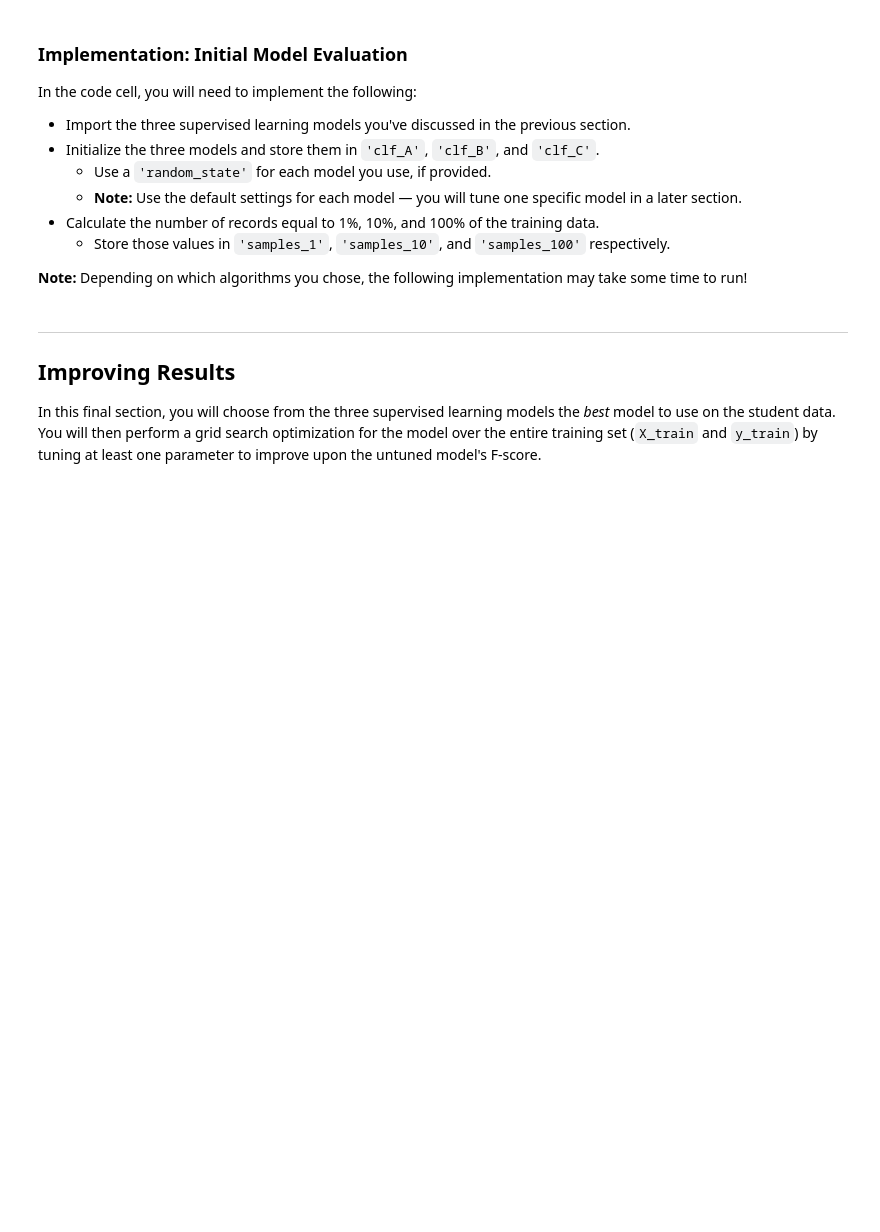
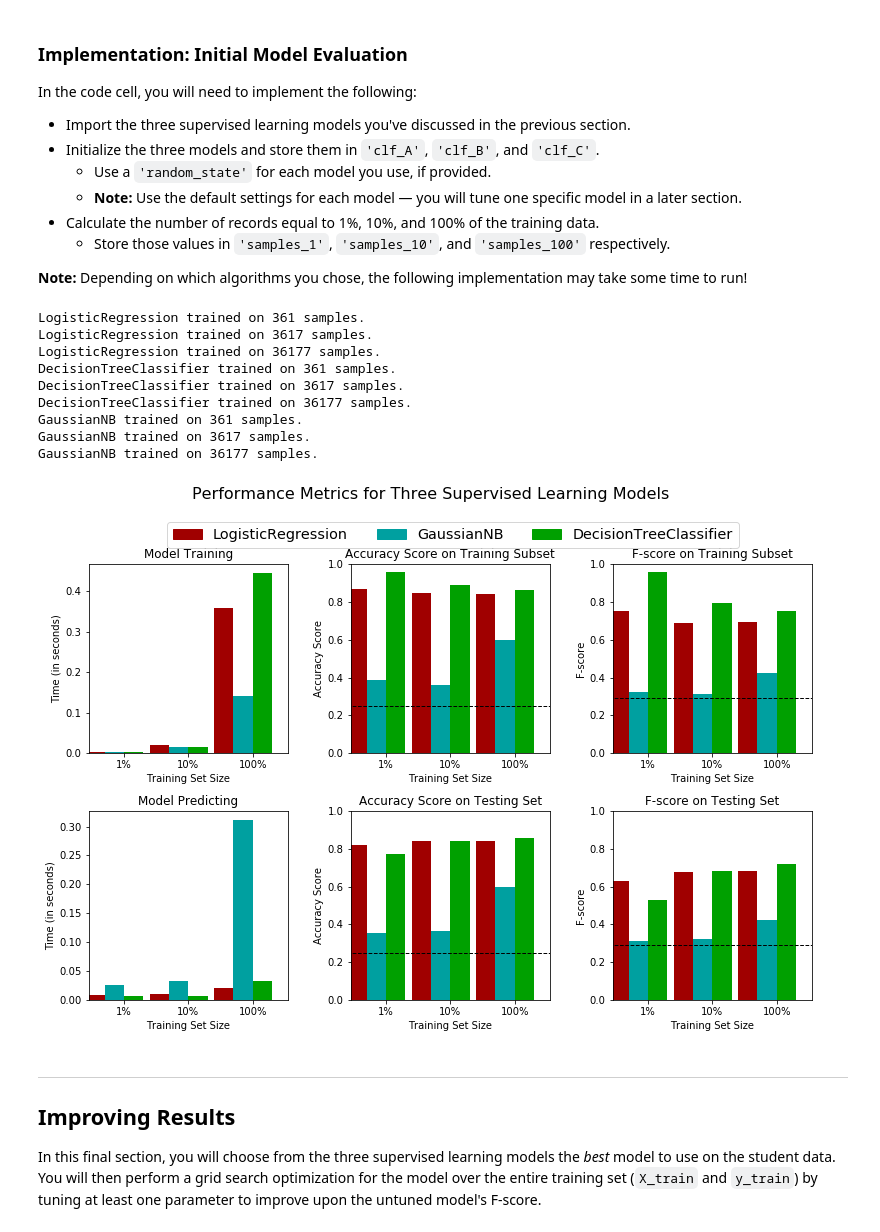
Before and after one commit to adidoit/mlnd-finding-donors, a Jupyter notebook: finding_donors.ipynb, the cells around one changed output. Drawn from its saved outputs; the diff is of its cells as text; code cells hidden in the pictures; blank space fills up the shorter version.

```diff
--- a/finding_donors.ipynb
+++ b/finding_donors.ipynb
@@ -150,14 +163,13 @@ Additionally, as with the non-numeric features, we need to convert the non-numer
    - Set records with "<=50K" to `0` and records with ">50K" to `1`.
 # %%
 # TODO: One-hot encode the 'features_log_minmax_transform' data using pandas.get_dummies()
-features_final = None
+features_final = pd.get_dummies(features_log_minmax_transform)
 
 # TODO: Encode the 'income_raw' data to numerical values
-income = None
-
+income = income_raw.apply(lambda x: 1 if x==">50K" else 0)
 # Print the number of features after one-hot encoding
 encoded = list(features_final.columns)
 print "{} total features after one-hot encoding.".format(len(encoded))
 
 # Uncomment the following line to see the encoded feature names
-# print encoded
+print encoded
@@ -274,6 +317,8 @@ In the code block below, you will need to implement the following:
    - Make sure that you set the `beta` parameter!
 # %%
 # TODO: Import two metrics from sklearn - fbeta_score and accuracy_score
+from sklearn.metrics import accuracy_score
+from sklearn.metrics import fbeta_score
 
 def train_predict(learner, sample_size, X_train, y_train, X_test, y_test):
     '''
@@ -290,33 +335,33 @@ def train_predict(learner, sample_size, X_train, y_train, X_test, y_test):
 
     # TODO: Fit the learner to the training data using slicing with 'sample_size' using .fit(training_features[:], training_labels[:])
     start = time() # Get start time
-    learner = None
+    learner = learner.fit(X_train[:sample_size],y_train[:sample_size])
     end = time() # Get end time
 
     # TODO: Calculate the training time
-    results['train_time'] = None
+    results['train_time'] = end - start
 
     # TODO: Get the predictions on the test set(X_test),
     #       then get predictions on the first 300 training samples(X_train) using .predict()
     start = time() # Get start time
-    predictions_test = None
-    predictions_train = None
+    predictions_test = learner.predict(X_test)
+    predictions_train = learner.predict(X_train[:sample_size])
     end = time() # Get end time
 
     # TODO: Calculate the total prediction time
-    results['pred_time'] = None
+    results['pred_time'] = end - start
 
     # TODO: Compute accuracy on the first 300 training samples which is y_train[:300]
-    results['acc_train'] = None
+    results['acc_train'] = accuracy_score(y_train[:sample_size],predictions_train)
 
     # TODO: Compute accuracy on test set using accuracy_score()
-    results['acc_test'] = None
+    results['acc_test'] = accuracy_score(y_test,predictions_test)
 
     # TODO: Compute F-score on the the first 300 training samples using fbeta_score()
-    results['f_train'] = None
+    results['f_train'] = fbeta_score(y_train[:sample_size],predictions_train,0.5)
 
     # TODO: Compute F-score on the test set which is y_test
-    results['f_test'] = None
+    results['f_test'] = fbeta_score(y_test,predictions_test,0.5)
 
     # Success
     print "{} trained on {} samples.".format(learner.__class__.__name__, sample_size)
@@ -336,31 +381,45 @@ In the code cell, you will need to implement the following:
 **Note:** Depending on which algorithms you chose, the following implementation may take some time to run!
 # %%
 # TODO: Import the three supervised learning models from sklearn
+from sklearn.tree import DecisionTreeClassifier
+from sklearn.linear_model import LogisticRegression
+from sklearn.naive_bayes import GaussianNB
 
 # TODO: Initialize the three models
-clf_A = None
-clf_B = None
-clf_C = None
+clf_A = LogisticRegression()
+clf_B = DecisionTreeClassifier(max_depth=10,random_state=42)
+clf_C = GaussianNB()
 
 # TODO: Calculate the number of samples for 1%, 10%, and 100% of the training data
 # HINT: samples_100 is the entire training set i.e. len(y_train)
 # HINT: samples_10 is 10% of samples_100
 # HINT: samples_1 is 1% of samples_100
-samples_100 = None
-samples_10 = None
-samples_1 = None
+samples_100 = int(y_train.count()*1.0)
+samples_10 = int(y_train.count()*0.1)
+samples_1 = int(y_train.count()*0.01)
 
 # Collect results on the learners
 results = {}
 for clf in [clf_A, clf_B, clf_C]:
     clf_name = clf.__class__.__name__
     results[clf_name] = {}
     for i, samples in enumerate([samples_1, samples_10, samples_100]):
         results[clf_name][i] = \
         train_predict(clf, samples, X_train, y_train, X_test, y_test)
 
 # Run metrics visualization for the three supervised learning models chosen
 vs.evaluate(results, accuracy, fscore)
+# %% [output]
+LogisticRegression trained on 361 samples.
+LogisticRegression trained on 3617 samples.
+LogisticRegression trained on 36177 samples.
+DecisionTreeClassifier trained on 361 samples.
+DecisionTreeClassifier trained on 3617 samples.
+DecisionTreeClassifier trained on 36177 samples.
+GaussianNB trained on 361 samples.
+GaussianNB trained on 3617 samples.
+GaussianNB trained on 36177 samples.
+[figure, added]
 # %% [markdown]
 ----
 ## Improving Results
```
Also changed, not shown: parts of 26 cells of this notebook, 1 other file.
